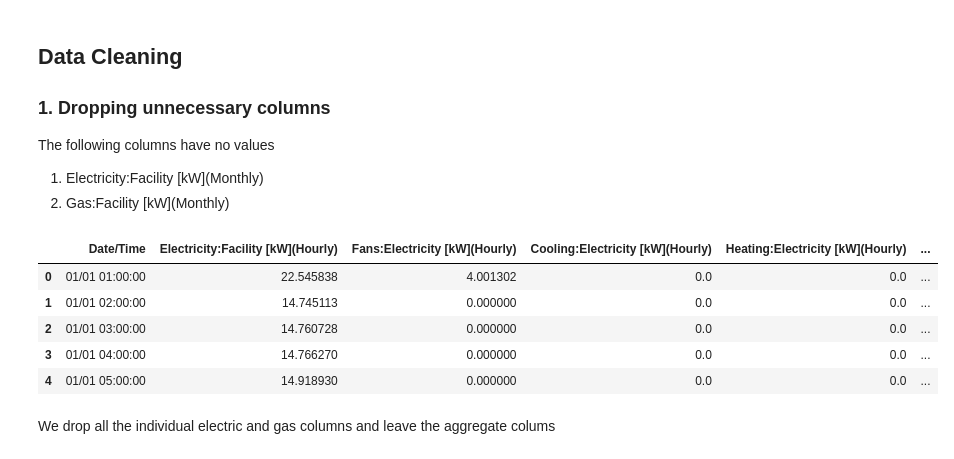
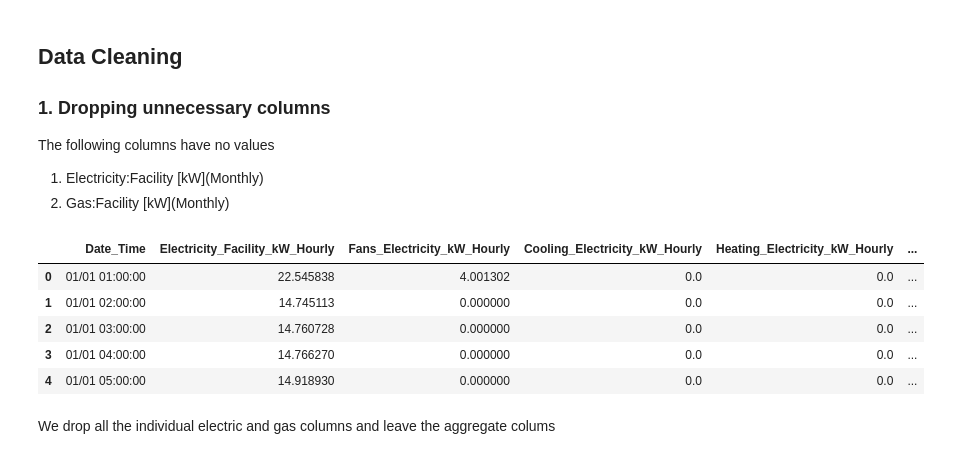
Before and after one commit to dgitts/electric-load-forecasting, a Jupyter notebook: notebooks/david.ipynb, the cells around one changed output. Drawn from its saved outputs; the diff is of its cells as text; code cells hidden in the pictures.

```diff
--- a/notebooks/david.ipynb
+++ b/notebooks/david.ipynb
@@ -11,6 +11,7 @@ import warnings
 # %%
 # Global Variables
 data_path = '../data/raw/'
+processed_data_path = '../data/processed/'
 substrings_to_remove = [data_path.replace('raw/', 'raw'), '\\', 'RefBldg', '.csv']
 warnings.filterwarnings("ignore") # Ignore deprecation warnings
 
@@ -83,0 +87,5 @@ memory usage: 32.1+ MB
+# %%
+df = pd.read_csv(processed_data_path + 'energy_data.csv')
+df.columns = standardize_column_names(df.columns)
+df.info() # Shows the rows count and the types
+df
@@ -110,11 +149,11 @@ The following columns have no values
     <li>Gas:Facility [kW](Monthly)</li>
 </ol>
 # %%
-cols_to_remove = ["Electricity:Facility [kW](Monthly)", "Gas:Facility [kW](Monthly)"]
+cols_to_remove = ["Electricity_Facility_kW_Monthly", "Gas_Facility_kW_Monthly"]
 df.drop(cols_to_remove, inplace=True, axis=1)
 df.head()
 # %% [output]
-|  | Date/Time | Electricity:Facility [kW](Hourly) | Fans:Electricity [kW](Hourly) | Cooling:Electricity [kW](Hourly) | Heating:Electricity [kW](Hourly) | ... |
+|  | Date_Time | Electricity_Facility_kW_Hourly | Fans_Electricity_kW_Hourly | Cooling_Electricity_kW_Hourly | Heating_Electricity_kW_Hourly | ... |
 | 0 | 01/01 01:00:00 | 22.545838 | 4.001302 | 0.0 | 0.0 | ... |
 | 1 | 01/01 02:00:00 | 14.745113 | 0.000000 | 0.0 | 0.0 | ... |
 | 2 | 01/01 03:00:00 | 14.760728 | 0.000000 | 0.0 | 0.0 | ... |
```
Also changed, not shown: parts of 21 cells of this notebook.
